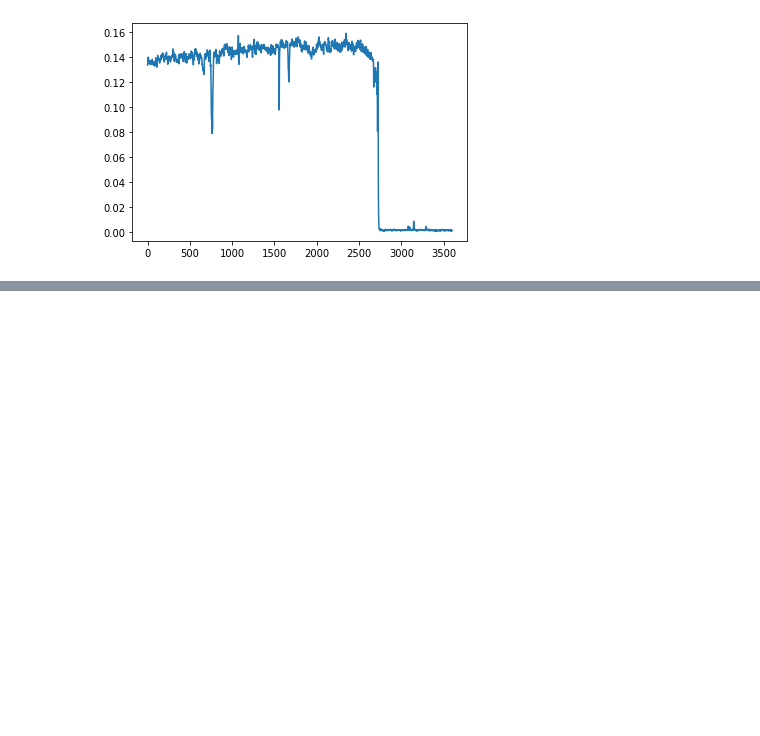
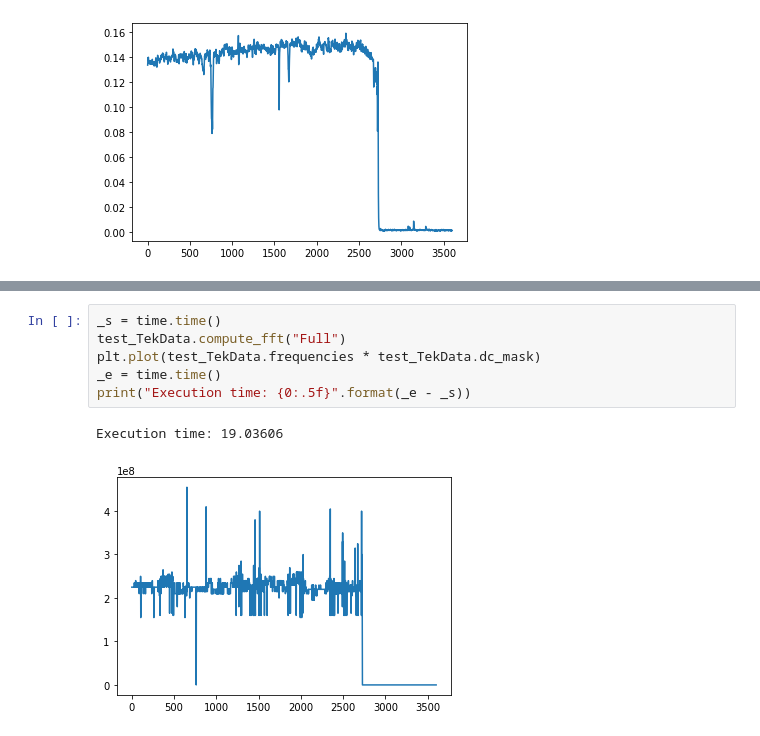
Before and after one commit to TKAles/visu, a Jupyter notebook: TekData test harness.ipynb, the cells around one changed output, grey strips where cells are left out. Cells and saved outputs as stored; diff of their text form; blank space fills up the shorter version.

```diff
--- a/TekData test harness.ipynb
+++ b/TekData test harness.ipynb
@@ -42,0 +58,9 @@ plt.plot(test_TekData.dc_mask)
+# %%
+_s = time.time()
+test_TekData.compute_fft("Full")
+plt.plot(test_TekData.frequencies * test_TekData.dc_mask)
+_e = time.time()
+print("Execution time: {0:.5f}".format(_e - _s))
+# %% [output]
+Execution time: 19.03606
+[figure, added]
```
Also changed, not shown: parts of 39 cells of this notebook, 7 other files.
